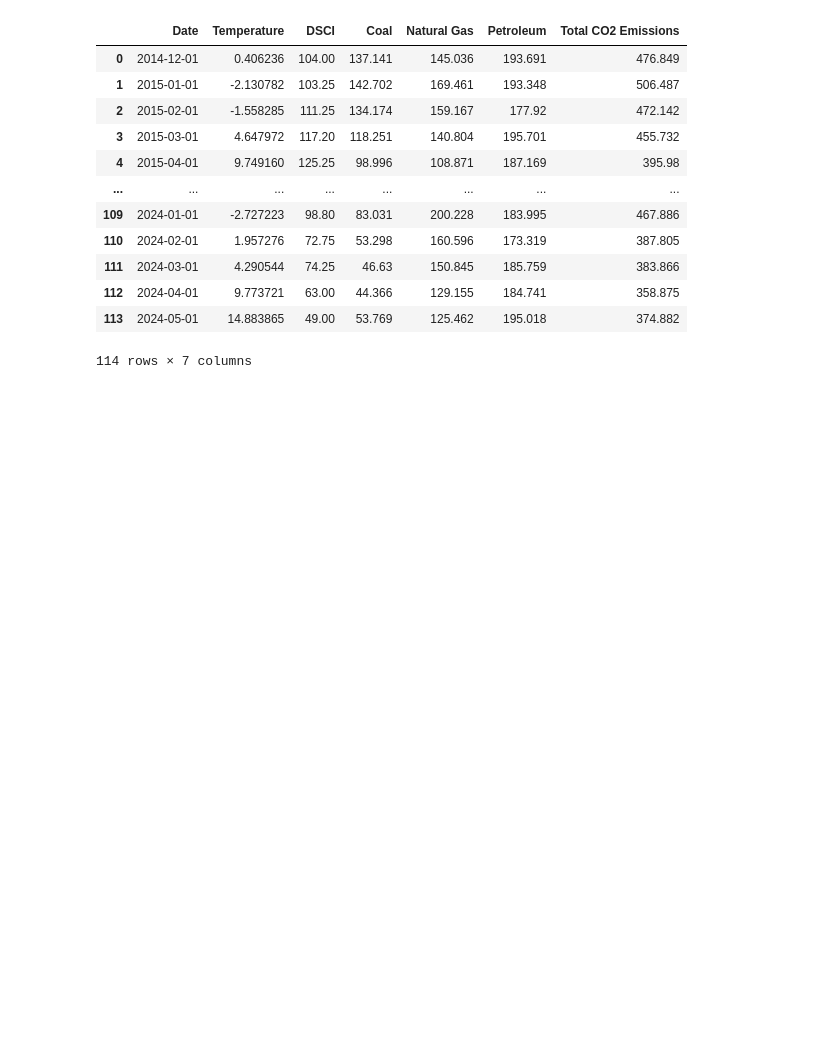
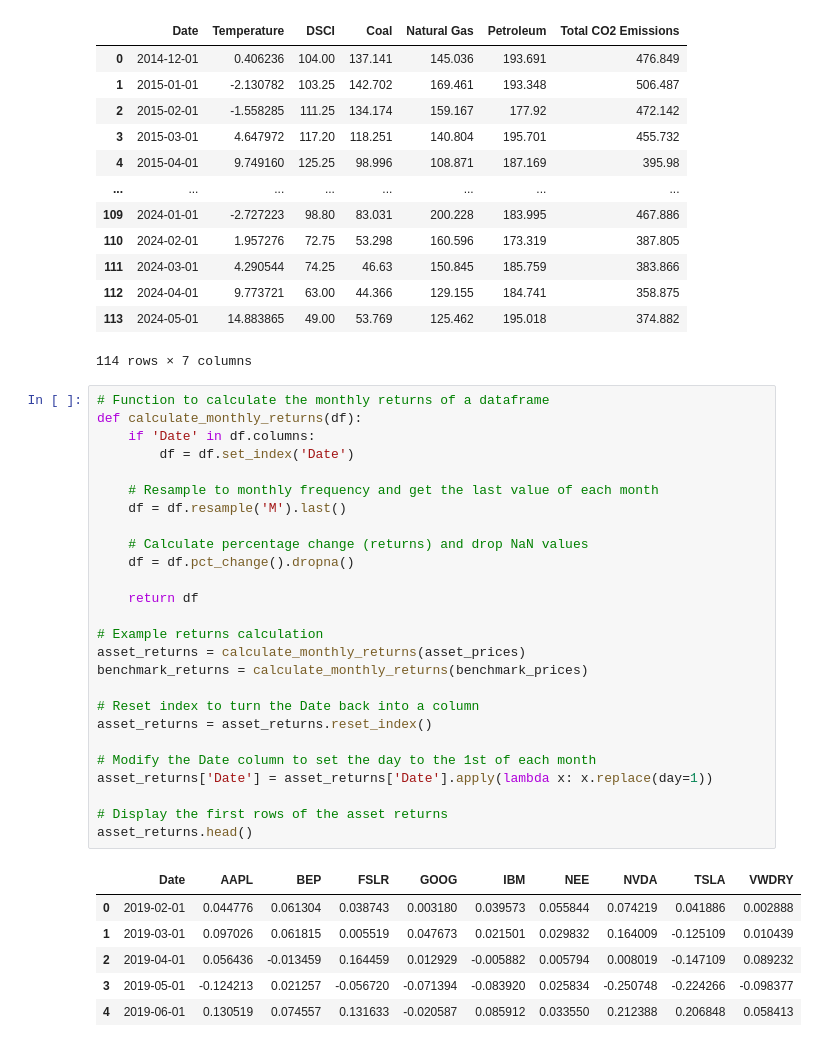
Before and after one commit to luisrc44/QAA-with-Climate-Change-and-ESG, a Jupyter notebook: QAA_wCC.ipynb, the cells around one changed output. Drawn from its saved outputs; the diff is of its cells as text; blank space fills up the shorter version.

```diff
--- a/QAA_wCC.ipynb
+++ b/QAA_wCC.ipynb
@@ -171,3 +171,36 @@ data
 | 112 | 2024-04-01 | 9.773721 | 63.00 | 44.366 | 129.155 | 184.741 | 358.875 |
 | 113 | 2024-05-01 | 14.883865 | 49.00 | 53.769 | 125.462 | 195.018 | 374.882 |
 114 rows × 7 columns
+# %%
+# Function to calculate the monthly returns of a dataframe
+def calculate_monthly_returns(df):
+    if 'Date' in df.columns:
+        df = df.set_index('Date')
+
+    # Resample to monthly frequency and get the last value of each month
+    df = df.resample('M').last()
+
+    # Calculate percentage change (returns) and drop NaN values
+    df = df.pct_change().dropna()
+
+    return df
+
+# Example returns calculation
+asset_returns = calculate_monthly_returns(asset_prices)
+benchmark_returns = calculate_monthly_returns(benchmark_prices)
+
+# Reset index to turn the Date back into a column
+asset_returns = asset_returns.reset_index()
+
+# Modify the Date column to set the day to the 1st of each month
+asset_returns['Date'] = asset_returns['Date'].apply(lambda x: x.replace(day=1))
+
+# Display the first rows of the asset returns
+asset_returns.head()
+# %% [output]
+|  | Date | AAPL | BEP | FSLR | GOOG | IBM | NEE | NVDA | TSLA | VWDRY |
+| 0 | 2019-02-01 | 0.044776 | 0.061304 | 0.038743 | 0.003180 | 0.039573 | 0.055844 | 0.074219 | 0.041886 | 0.002888 |
+| 1 | 2019-03-01 | 0.097026 | 0.061815 | 0.005519 | 0.047673 | 0.021501 | 0.029832 | 0.164009 | -0.125109 | 0.010439 |
+| 2 | 2019-04-01 | 0.056436 | -0.013459 | 0.164459 | 0.012929 | -0.005882 | 0.005794 | 0.008019 | -0.147109 | 0.089232 |
+| 3 | 2019-05-01 | -0.124213 | 0.021257 | -0.056720 | -0.071394 | -0.083920 | 0.025834 | -0.250748 | -0.224266 | -0.098377 |
+| 4 | 2019-06-01 | 0.130519 | 0.074557 | 0.131633 | -0.020587 | 0.085912 | 0.033550 | 0.212388 | 0.206848 | 0.058413 |
```
Also changed, not shown: parts of 3 cells of this notebook, 2 other files.
